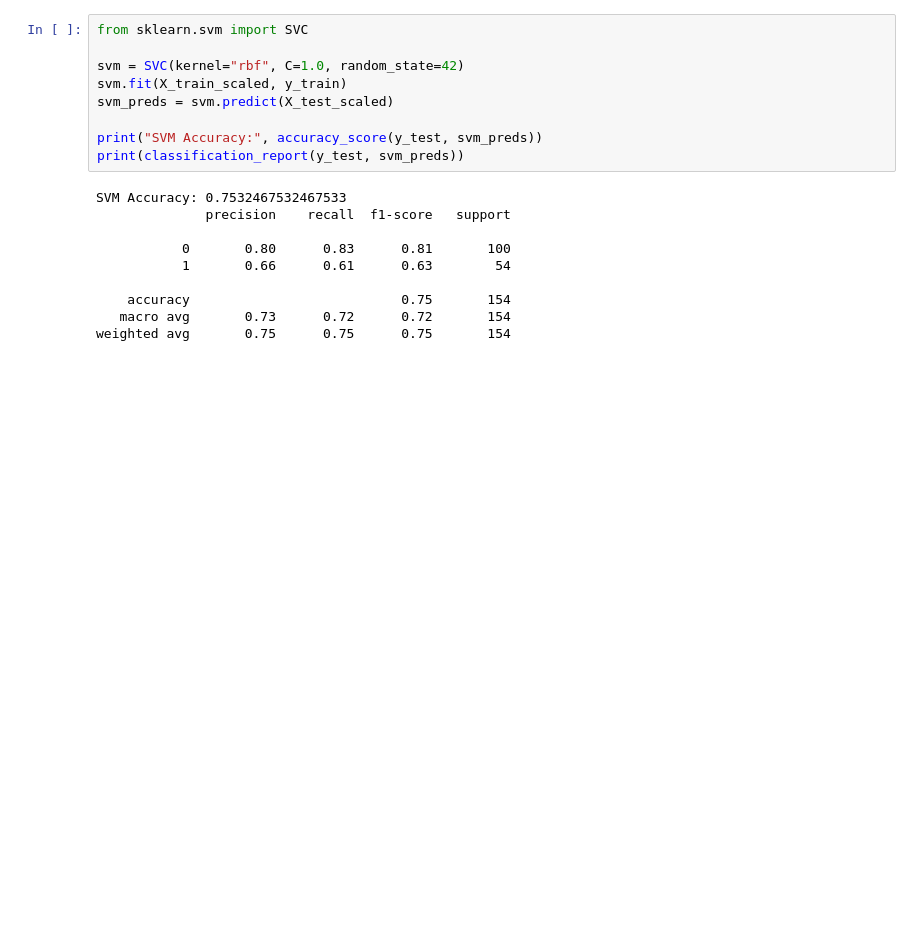
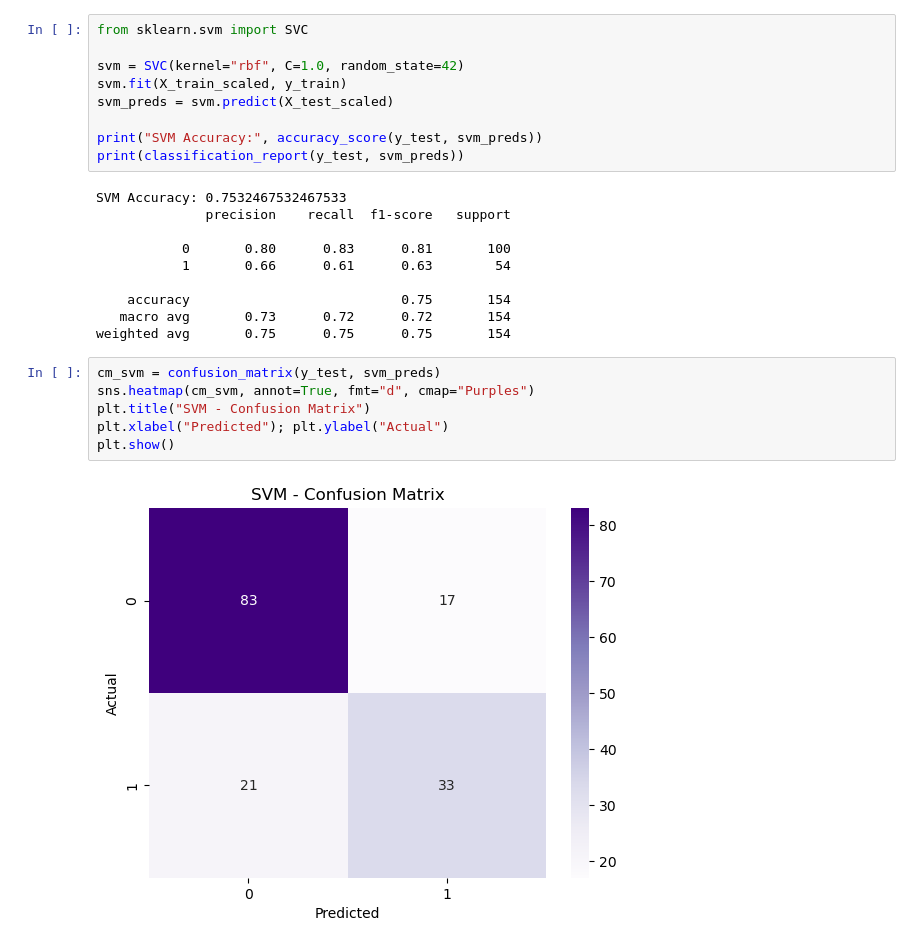
Before and after one commit to Bhaskar-Mehta/AI-ML-Internship, a Jupyter notebook: Week6_ClassificationAlgorithms/diabetes_classification.ipynb, the cells around one changed output. Cells and saved outputs as stored; diff of their text form; blank space fills up the shorter version.

```diff
--- a/Week6_ClassificationAlgorithms/diabetes_classification.ipynb
+++ b/Week6_ClassificationAlgorithms/diabetes_classification.ipynb
@@ -193,3 +193,11 @@ SVM Accuracy: 0.7532467532467533
     accuracy                           0.75       154
    macro avg       0.73      0.72      0.72       154
 weighted avg       0.75      0.75      0.75       154
+# %%
+cm_svm = confusion_matrix(y_test, svm_preds)
+sns.heatmap(cm_svm, annot=True, fmt="d", cmap="Purples")
+plt.title("SVM - Confusion Matrix")
+plt.xlabel("Predicted"); plt.ylabel("Actual")
+plt.show()
+# %% [output]
+[figure, added]
```
